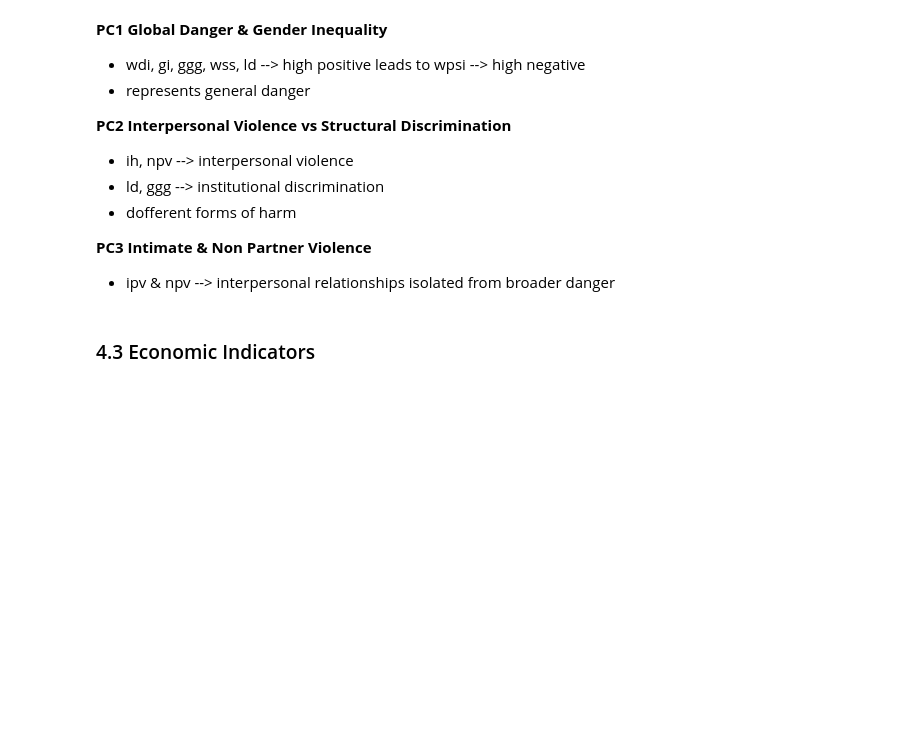
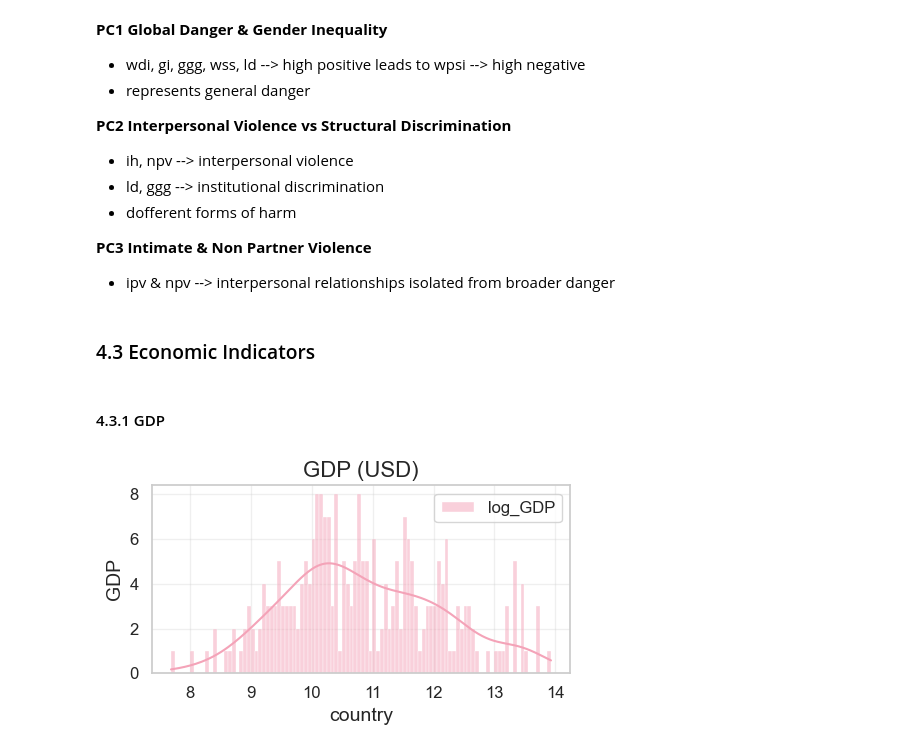
Before and after one commit to mara-pn/Violence-Against-Women-Risk-Prediction-Structural-Determinants-Analysis, a Jupyter notebook: 02_eda.ipynb, the cells around one changed output. Cells and saved outputs as stored; diff of their text form; code cells hidden in the pictures; blank space fills up the shorter version.

```diff
--- a/02_eda.ipynb
+++ b/02_eda.ipynb
@@ -598,3 +706,19 @@ atv   0.28 -0.32  0.41
 - ipv & npv --> interpersonal relationships isolated from broader danger
 # %% [markdown]
 ### 4.3 Economic Indicators
+# %% [markdown]
+#### 4.3.1 GDP
+# %%
+# histogram log-transformed GDP
+
+palette = list(colors.values())
+
+sns.histplot(gdp_df, kde=True, color=palette[i % len(palette)], bins=100)
+plt.title(f"GDP (USD)")
+plt.xlabel("country")
+plt.ylabel("GDP")
+
+plt.tight_layout()
+plt.show()
+# %% [output]
+[figure, added]
```
Also changed, not shown: parts of 44 cells of this notebook, 1 other file.
